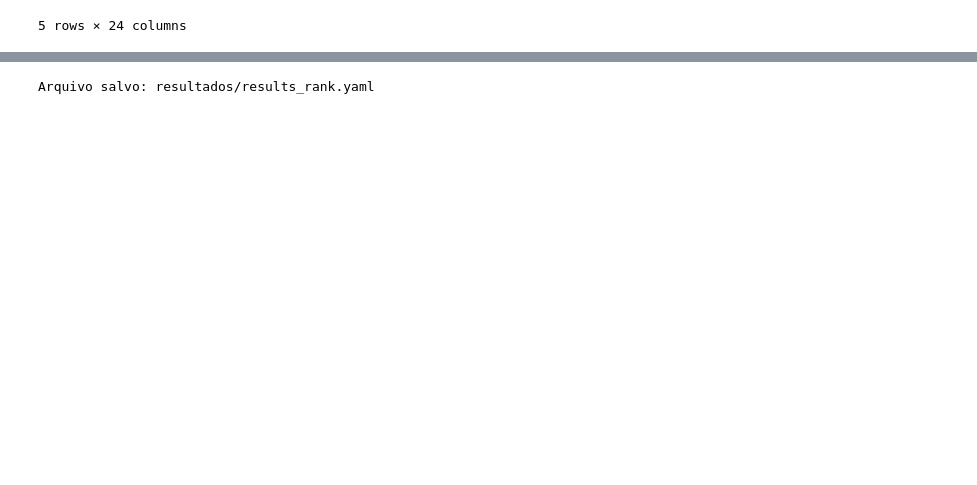
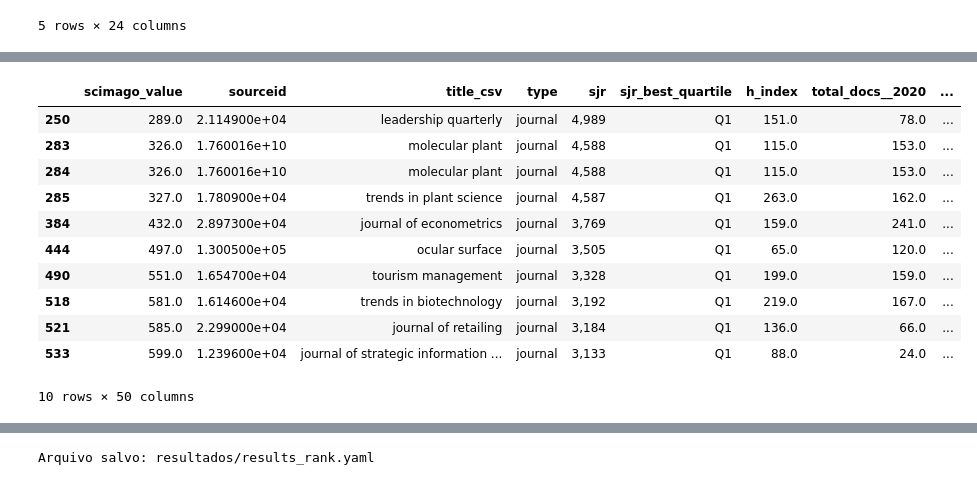
Before and after one commit to saiefert/Articles_Dataframe, a Jupyter notebook: main.ipynb, the cells around one changed output, grey strips where cells are left out. Saved outputs shown, nothing was run; the diff lists cells and outputs as text; code cells hidden in the pictures; blank space fills up the shorter version.

```diff
--- a/main.ipynb
+++ b/main.ipynb
@@ -100,0 +139,2 @@ df_merged_bibtex_csv = pandas_helper.merge_dataframes(df_1=df_main, df_2=df_merg
+# %%
+df_bib['issn'] = df_bib['issn'].map(lambda x: x.replace('-','') if x == x else np.nan)
@@ -103 +157,16 @@ df_merged_bibtex_csv = pandas_helper.remove_duplicate(df=df_merged_bibtex_csv)
+# %%
+df_issn_main.head(10)
+# %% [output]
+|  | scimago_value | sourceid | title_csv | type | sjr | sjr_best_quartile | h_index | total_docs__2020 | ... |
+| 250 | 289.0 | 2.114900e+04 | leadership quarterly | journal | 4,989 | Q1 | 151.0 | 78.0 | ... |
+| 283 | 326.0 | 1.760016e+10 | molecular plant | journal | 4,588 | Q1 | 115.0 | 153.0 | ... |
+| 284 | 326.0 | 1.760016e+10 | molecular plant | journal | 4,588 | Q1 | 115.0 | 153.0 | ... |
+| 285 | 327.0 | 1.780900e+04 | trends in plant science | journal | 4,587 | Q1 | 263.0 | 162.0 | ... |
+| 384 | 432.0 | 2.897300e+04 | journal of econometrics | journal | 3,769 | Q1 | 159.0 | 241.0 | ... |
+| 444 | 497.0 | 1.300500e+05 | ocular surface | journal | 3,505 | Q1 | 65.0 | 120.0 | ... |
+| 490 | 551.0 | 1.654700e+04 | tourism management | journal | 3,328 | Q1 | 199.0 | 159.0 | ... |
+| 518 | 581.0 | 1.614600e+04 | trends in biotechnology | journal | 3,192 | Q1 | 219.0 | 167.0 | ... |
+| 521 | 585.0 | 2.299000e+04 | journal of retailing | journal | 3,184 | Q1 | 136.0 | 66.0 | ... |
+| 533 | 599.0 | 1.239600e+04 | journal of strategic information ... | journal | 3,133 | Q1 | 88.0 | 24.0 | ... |
+10 rows × 50 columns
 # %%
```
Also changed, not shown: parts of 15 cells of this notebook, 2 other files.
